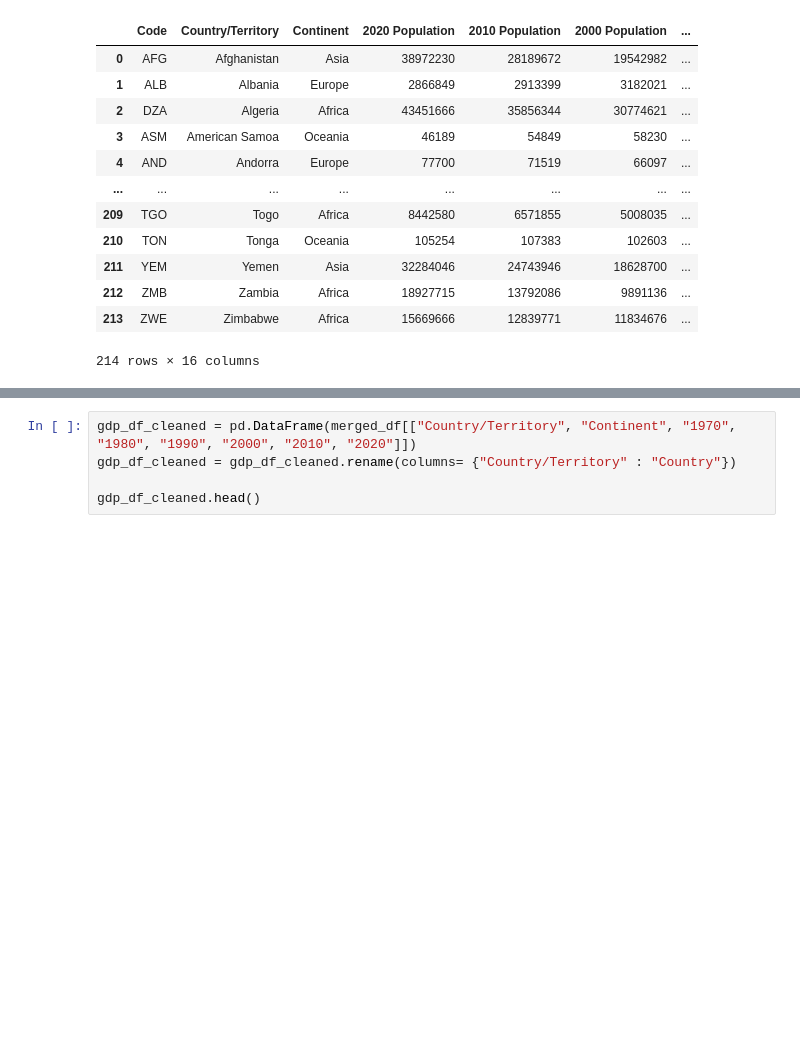
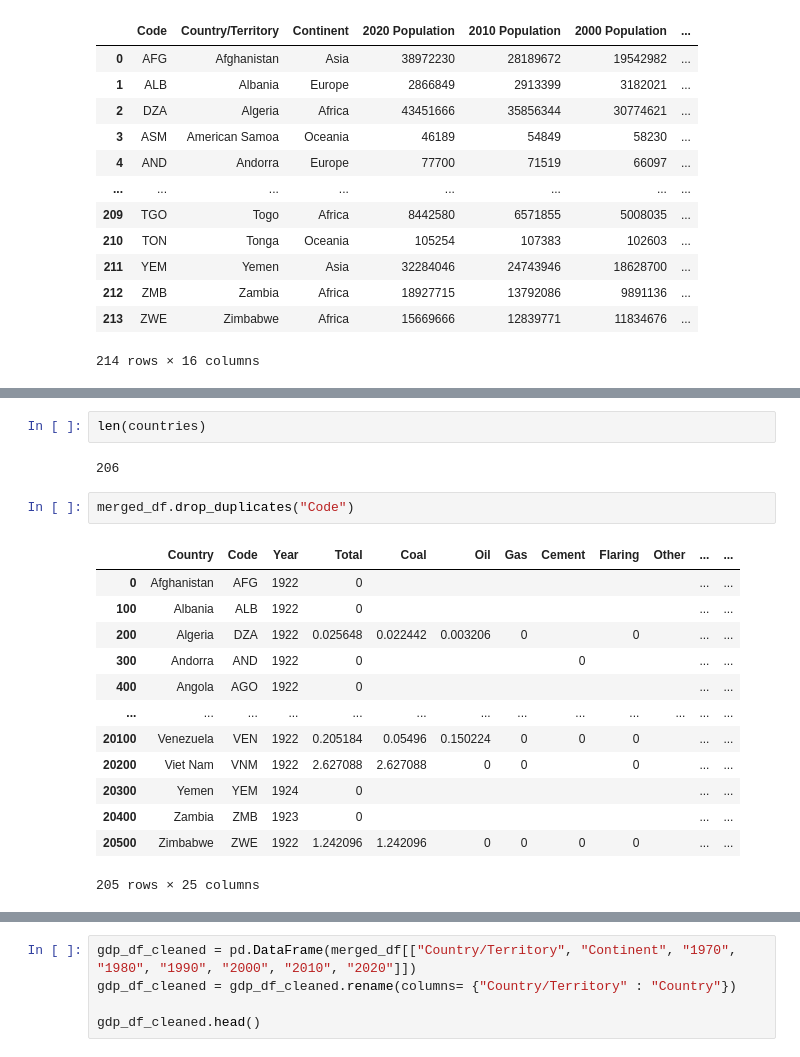
Before and after one commit to ddaniel2024/Project-3, a Jupyter notebook: notebook.ipynb, the cells around one changed output, grey strips where cells are left out. Saved outputs shown, nothing was run; the diff lists cells and outputs as text; blank space fills up the shorter version.

```diff
--- a/notebook.ipynb
+++ b/notebook.ipynb
@@ -227,3 +283,23 @@ merged_df
+# %%
+len(countries)
+# %% [output]
+206
+# %%
+merged_df.drop_duplicates("Code")
+# %% [output]
+|  | Country | Code | Year | Total | Coal | Oil | Gas | Cement | Flaring | Other | ... | ... |
+| 0 | Afghanistan | AFG | 1922 | 0 |  |  |  |  |  |  | ... | ... |
+| 100 | Albania | ALB | 1922 | 0 |  |  |  |  |  |  | ... | ... |
+| 200 | Algeria | DZA | 1922 | 0.025648 | 0.022442 | 0.003206 | 0 |  | 0 |  | ... | ... |
+| 300 | Andorra | AND | 1922 | 0 |  |  |  | 0 |  |  | ... | ... |
+| 400 | Angola | AGO | 1922 | 0 |  |  |  |  |  |  | ... | ... |
+| ... | ... | ... | ... | ... | ... | ... | ... | ... | ... | ... | ... | ... |
+| 20100 | Venezuela | VEN | 1922 | 0.205184 | 0.05496 | 0.150224 | 0 | 0 | 0 |  | ... | ... |
+| 20200 | Viet Nam | VNM | 1922 | 2.627088 | 2.627088 | 0 | 0 |  | 0 |  | ... | ... |
+| 20300 | Yemen | YEM | 1924 | 0 |  |  |  |  |  |  | ... | ... |
+| 20400 | Zambia | ZMB | 1923 | 0 |  |  |  |  |  |  | ... | ... |
+| 20500 | Zimbabwe | ZWE | 1922 | 1.242096 | 1.242096 | 0 | 0 | 0 | 0 |  | ... | ... |
+205 rows × 25 columns
 # %%
 population_df_cleaned = pd.DataFrame(merged_df[["Country/Territory", "Continent", "1970 Population", "1980 Population", "1990 Population", "2000 Population", "2010 Population","2020 Population"]])
 population_df_cleaned = population_df_cleaned.rename(columns= {"Country/Territory" : "Country",
```
Also changed, not shown: parts of 8 cells of this notebook, 1 other file.
